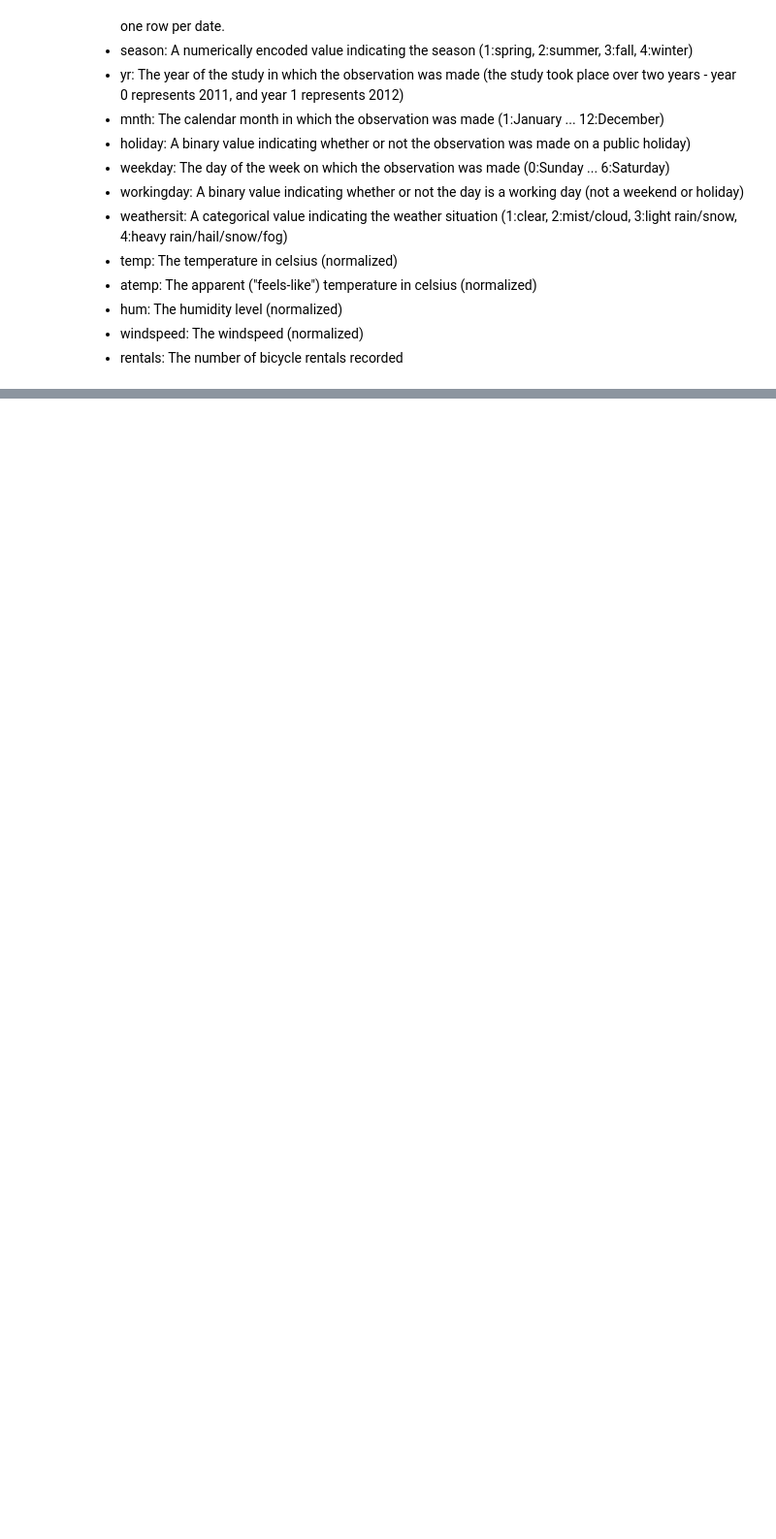
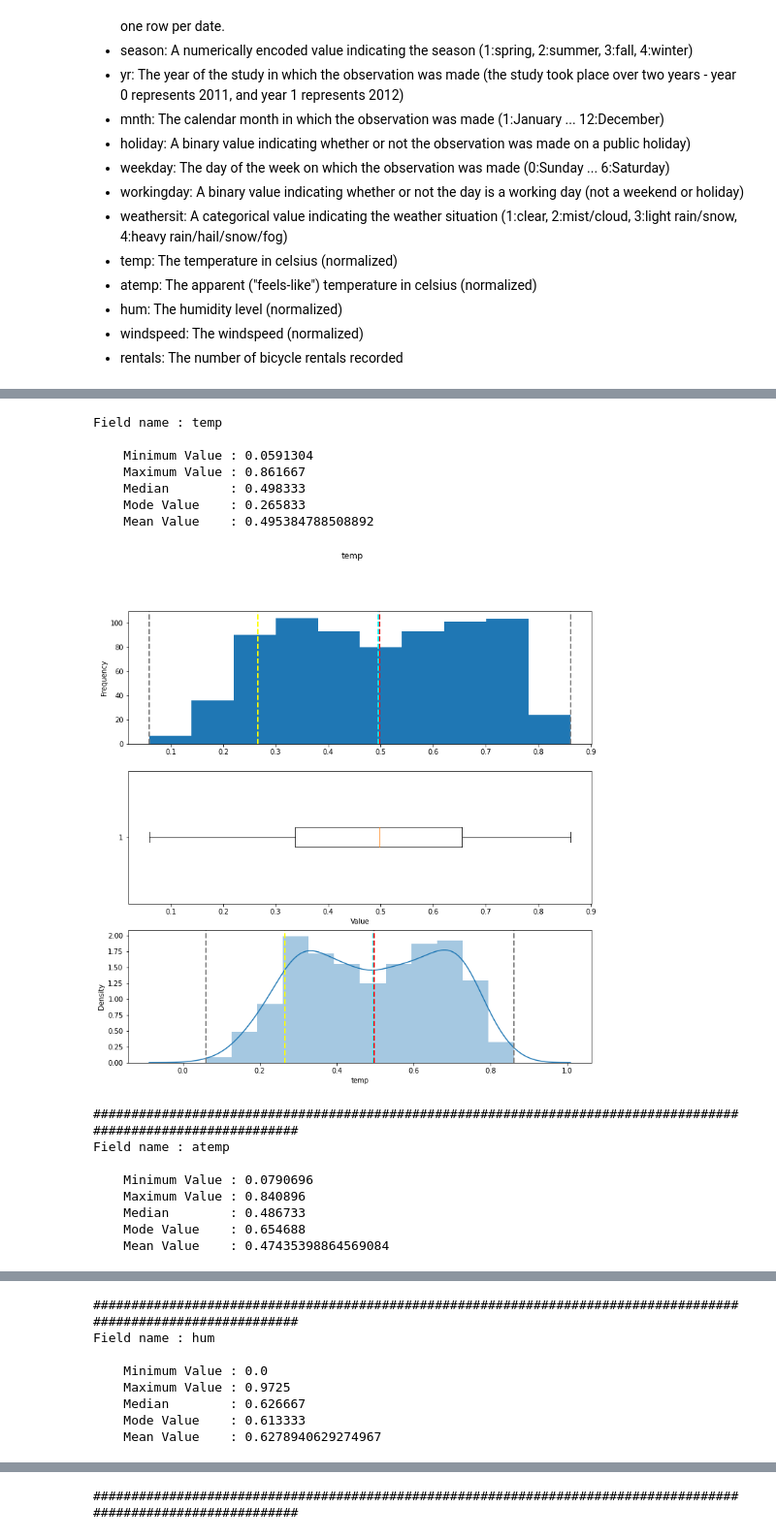
Before and after one commit to NishantBaheti/Azure-DataScience, a Jupyter notebook: FirstRegression.ipynb, the cells around one changed output, grey strips where cells are left out. Shown at 97% size. Cells and saved outputs as stored; diff of their text form; code cells hidden in the pictures; blank space fills up the shorter version.

```diff
--- a/FirstRegression.ipynb
+++ b/FirstRegression.ipynb
@@ -34,0 +39,2 @@ The data consists of the following columns:
+# %%
+df['day'] = pd.to_datetime(df['dteday'],format='%M/%d/%Y').apply(lambda x: x.day)
@@ -34,0 +48,4 @@ The data consists of the following columns:
+# %%
+numeric_features = ['temp','atemp','hum','windspeed']
+categorical_features = ['season','mnth', 'holiday', 'weekday','workingday', 'weathersit','day']
+df[numeric_features].describe()
@@ -34,0 +107,21 @@ The data consists of the following columns:
+# %%
+for i in numeric_features:
+    plot_distribution(df[i])
+    print("################################################################################################################")
+# %% [output]
+Field name : temp
+
+    Minimum Value : 0.0591304
+    Maximum Value : 0.861667
+    Median        : 0.498333
+    Mode Value    : 0.265833
+    Mean Value    : 0.495384788508892
+[figure, added]
+################################################################################################################
+Field name : atemp
+
+    Minimum Value : 0.0790696
+    Maximum Value : 0.840896
+    Median        : 0.486733
+    Mode Value    : 0.654688
+    Mean Value    : 0.47435398864569084
@@ -34,0 +129,8 @@ The data consists of the following columns:
+################################################################################################################
+Field name : hum
+
+    Minimum Value : 0.0
+    Maximum Value : 0.9725
+    Median        : 0.626667
+    Mode Value    : 0.613333
+    Mean Value    : 0.6278940629274967
@@ -34,0 +147 @@ The data consists of the following columns:
+################################################################################################################
```
Also changed, not shown: parts of 33 cells of this notebook.
